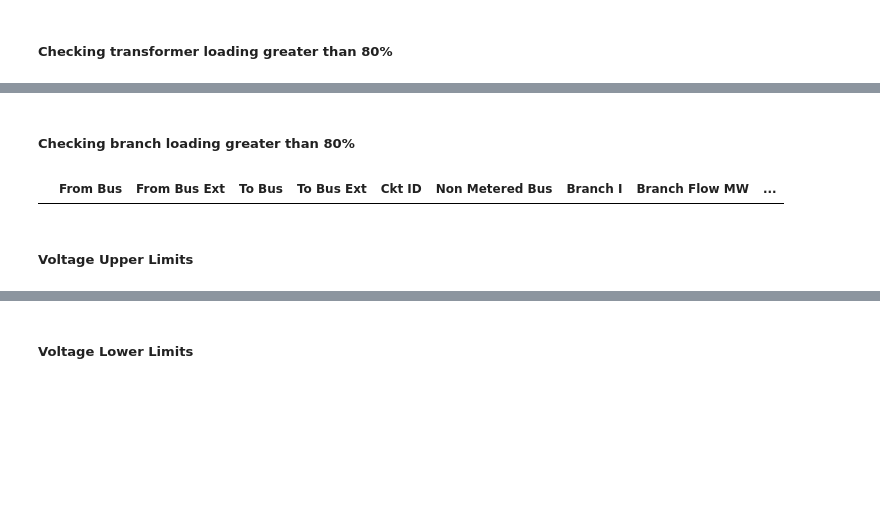
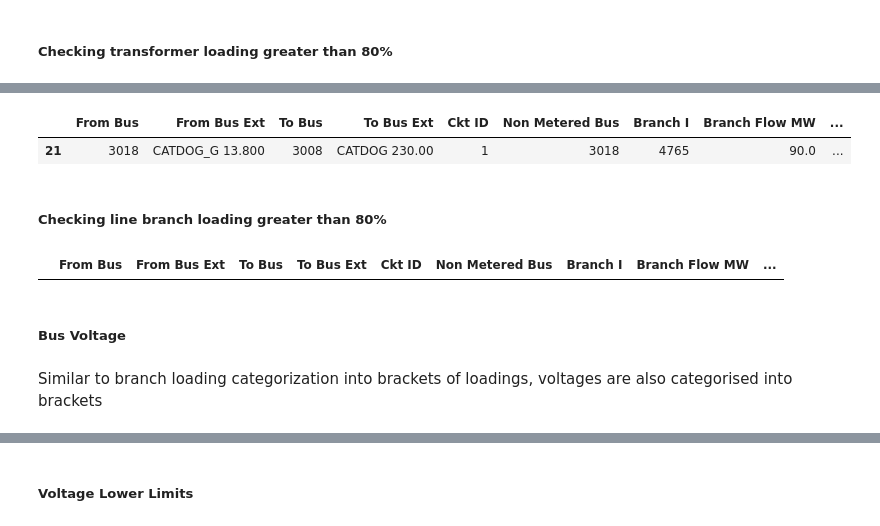
Before and after one commit to jessla89/PSSE-Data-Extraction, a Jupyter notebook: Analysis_Topology_0.ipynb, the cells around one changed output, grey strips where cells are left out. Drawn from its saved outputs; the diff is of its cells as text; code cells hidden in the pictures; blank space fills up the shorter version.

```diff
--- a/Analysis_Topology_0.ipynb
+++ b/Analysis_Topology_0.ipynb
@@ -61,2 +65,3 @@ data_load[data_load['From Bus']!=data_load['Non Metered Bus']].shape
 # %%
-data_fil = data_load[data_load['From Bus']!=data_load['Non Metered Bus']].reset_index(drop=True)
+data_fil = data_load
+data_load.columns
@@ -66,6 +158,9 @@ data_fil['To Bus V'] = data_fil['To Bus Ext'].str.extract(r'(\d+\.\d+)')
 # %% [markdown]
 ##### Checking transformer loading greater than 80%
 # %%
-transformer_loading = data_fil[data_fil['From Bus V']!=data_fil['To Bus V']].reset_index(drop=True)
-transformer_loading[transformer_loading['%MVA'] > 80.0]
+transformer_overload = transformer_loading[transformer_loading['%MVA'] > 80.0]
+transformer_overload['Branch'] = transformer_overload['From Bus'].astype(str) + ' ' + transformer_overload['From Bus Ext'] + ' to ' + \
+transformer_overload['To Bus'].astype(str) + ' '+ transformer_overload['To Bus Ext'] + ' ' + transformer_overload['Ckt ID'].astype(str)
+list_transformer = transformer_overload['Branch'].unique()
+print(list_transformer)
 # %% [output]
@@ -73,9 +173,14 @@ transformer_loading[transformer_loading['%MVA'] > 80.0]
+# %%
+transformer_overload
+# %% [output]
+|  | From Bus | From Bus Ext | To Bus | To Bus Ext | Ckt ID | Non Metered Bus | Branch I | Branch Flow MW | ... |
+| 21 | 3018 | CATDOG_G 13.800 | 3008 | CATDOG 230.00 | 1 | 3018 | 4765 | 90.0 | ... |
 # %% [markdown]
-##### Checking branch loading greater than 80%
+##### Checking line branch loading greater than 80%
 # %%
 branch_loading = data_fil[data_fil['From Bus V'] == data_fil['To Bus V']].reset_index(drop=True)
 branch_loading[branch_loading['%I'] > 80.0]
 # %% [output]
 |  | From Bus | From Bus Ext | To Bus | To Bus Ext | Ckt ID | Non Metered Bus | Branch I | Branch Flow MW | ... |
 # %% [markdown]
-##### Voltage Upper Limits
+##### Bus Voltage
@@ -81,0 +189,2 @@ branch_loading[branch_loading['%I'] > 80.0]
+# %% [markdown]
+Similar to branch loading categorization into brackets of loadings, voltages are also categorised into brackets
```
Also changed, not shown: parts of 35 cells of this notebook, 1 other file.
